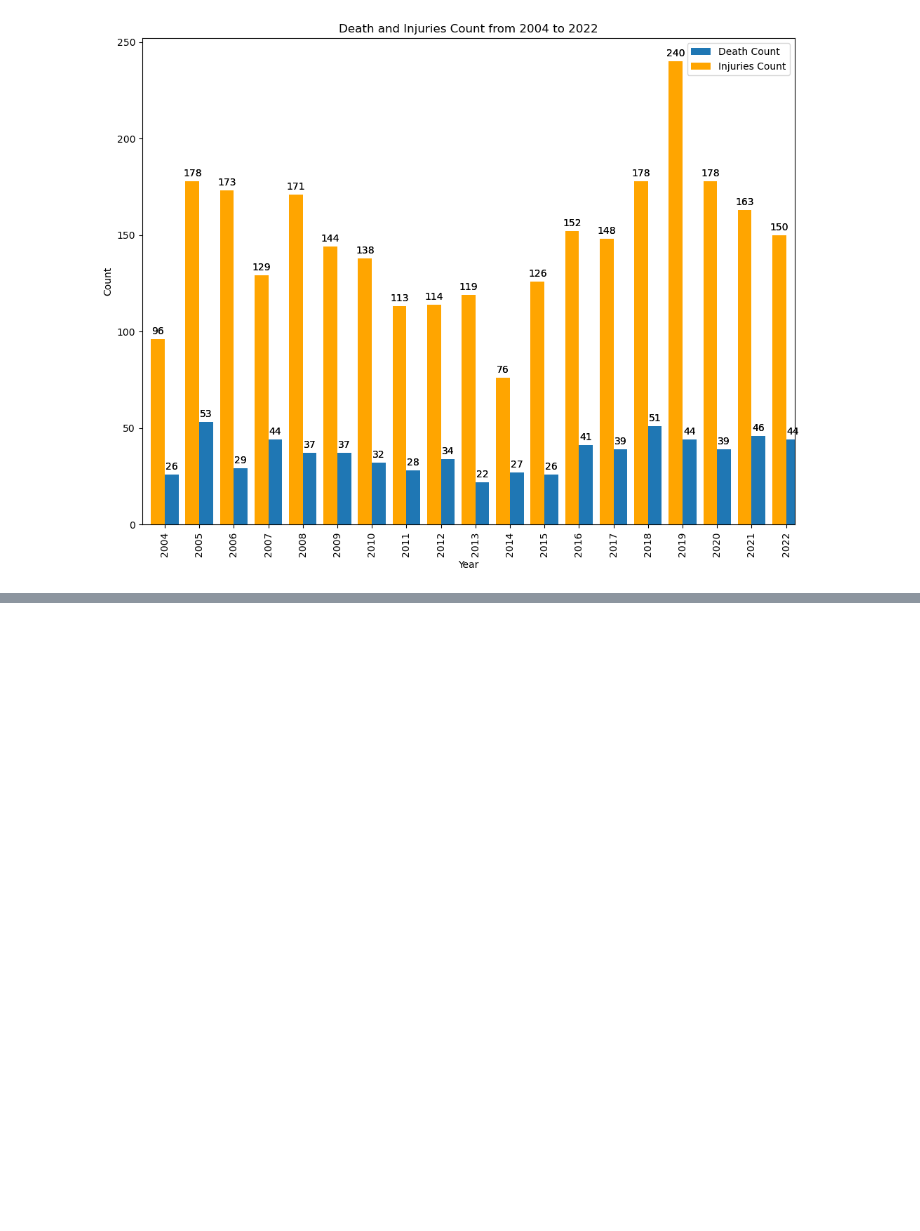
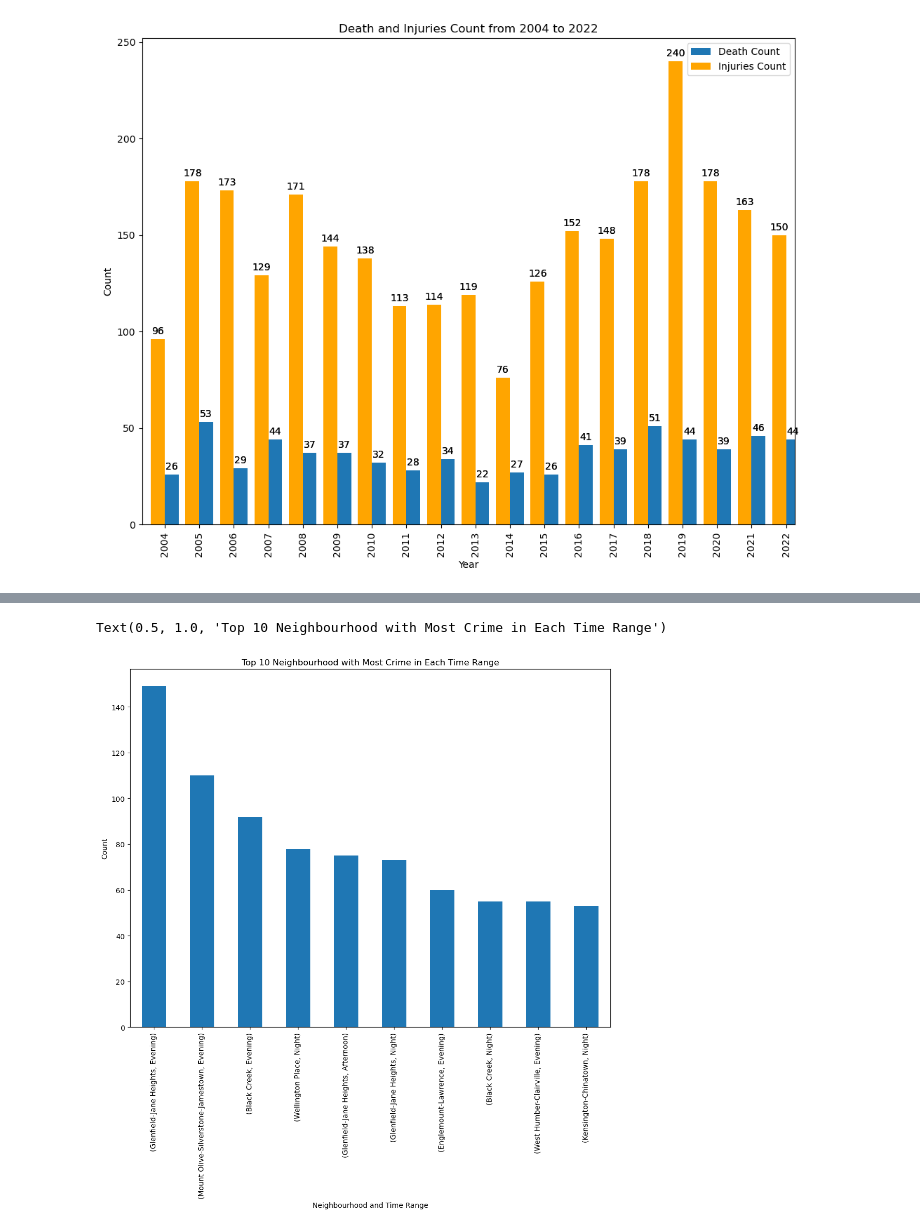
Before and after one commit to Dianalxy1/schulich_date_science, a Jupyter notebook: MMAI5000/5000_groupproject.ipynb, the cells around one changed output, grey strips where cells are left out. Saved outputs shown, nothing was run; the diff lists cells and outputs as text; code cells hidden in the pictures; blank space fills up the shorter version.

```diff
--- a/MMAI5000/5000_groupproject.ipynb
+++ b/MMAI5000/5000_groupproject.ipynb
@@ -194,0 +264,10 @@ ax.legend()
+# %%
+# plot the number of crime in each time range in top 10 neighbourhood
+fig, ax = plt.subplots(figsize=(12, 9))
+df2.groupby(['NEIGHBOURHOOD_158','OCC_TIME_RANGE'])['OCC_TIME_RANGE'].count().sort_values(ascending=False).head(10).plot(kind='bar', ax=ax)
+ax.set_xlabel('Neighbourhood and Time Range')
+ax.set_ylabel('Count')
+ax.set_title('Top 10 Neighbourhood with Most Crime in Each Time Range')
+# %% [output]
+Text(0.5, 1.0, 'Top 10 Neighbourhood with Most Crime in Each Time Range')
+[figure, added]
```
Also changed, not shown: parts of 8 cells of this notebook, 1 other file.
